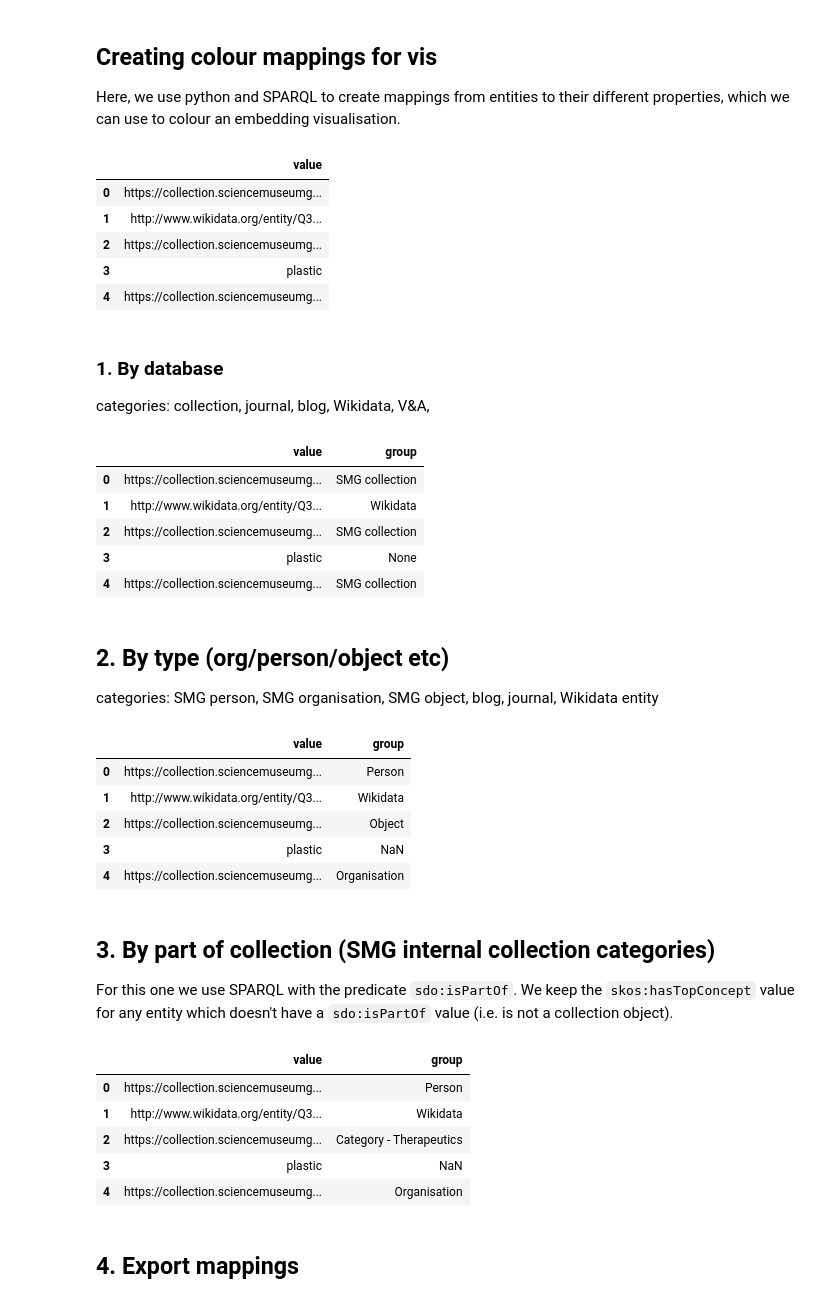
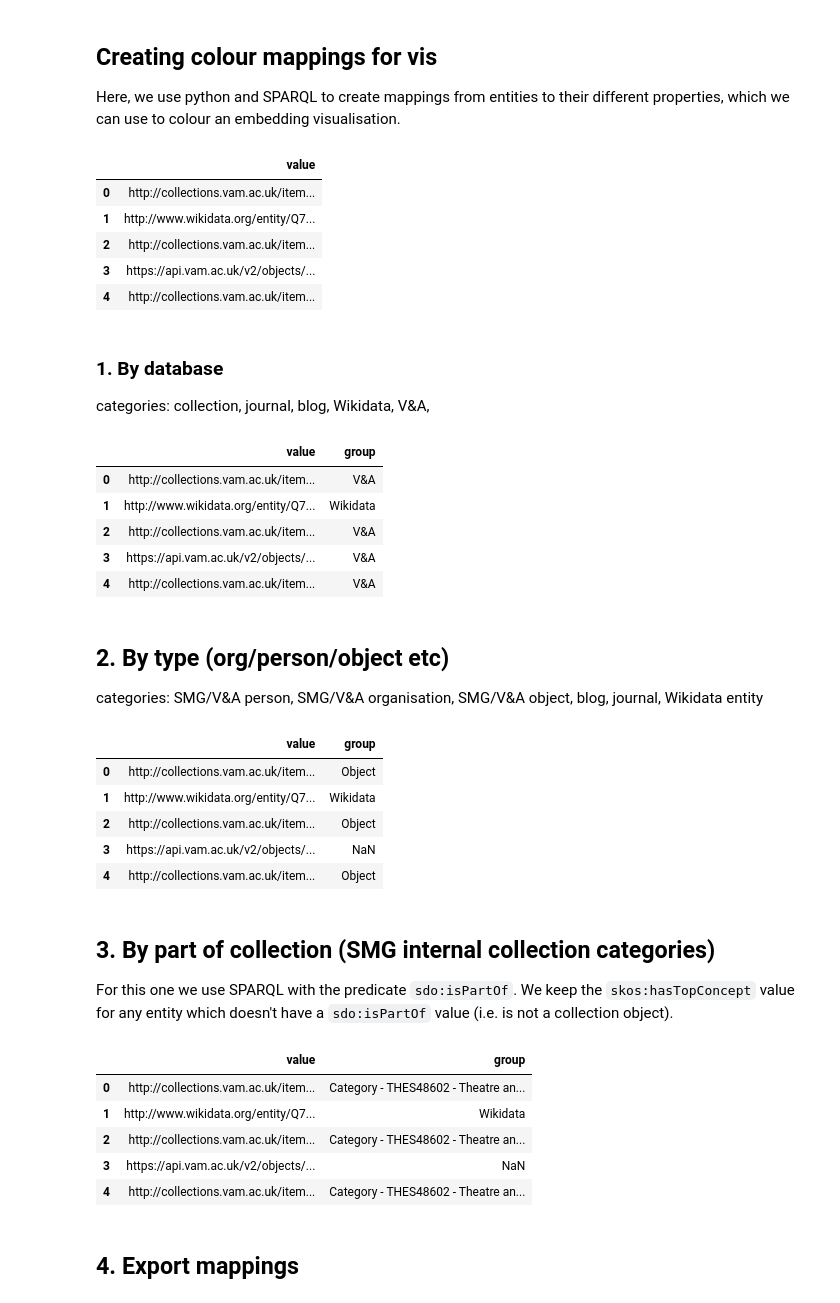
Before and after one commit to TheScienceMuseum/heritage-connector-vectors, a Jupyter notebook: notebooks/create_colour_mappings_for_vis.ipynb, the cells around one changed output. Saved outputs shown, nothing was run; the diff lists cells and outputs as text; code cells hidden in the pictures.

Commit message:
update colour mappings and analyse embeddings notebooks for v&a

```diff
--- a/notebooks/create_colour_mappings_for_vis.ipynb
+++ b/notebooks/create_colour_mappings_for_vis.ipynb
@@ -15,7 +15,11 @@ def make_sparql_request(query):
 
     return sparql.query().convert()
 # %%
+# SMG
 ent_mapping_path = "../data/processed/final_model_dglke/entities.tsv"
+
+# V&A
+ent_mapping_path = "../data/processed/final_model_dglke_vanda/entities.tsv"
 
 ent_idx_mapping = pd.read_csv(
     ent_mapping_path,
@@ -28,11 +32,11 @@ ent_idx_mapping = pd.read_csv(
 ent_idx_mapping.head()
 # %% [output]
 |  | value |
-| 0 | https://collection.sciencemuseumg... |
-| 1 | http://www.wikidata.org/entity/Q3... |
-| 2 | https://collection.sciencemuseumg... |
-| 3 | plastic |
-| 4 | https://collection.sciencemuseumg... |
+| 0 | http://collections.vam.ac.uk/item... |
+| 1 | http://www.wikidata.org/entity/Q7... |
+| 2 | http://collections.vam.ac.uk/item... |
+| 3 | https://api.vam.ac.uk/v2/objects/... |
+| 4 | http://collections.vam.ac.uk/item... |
 # %% [markdown]
 ### 1. By database
 
@@ -40,32 +44,34 @@ categories: collection, journal, blog, Wikidata, V&A,
 # %%
 def map_to_database(l):
     if 'collection.sciencemuseumgroup' in l:
         return 'SMG collection'
     elif 'blog.sciencemuseum' in l:
         return 'SMG blog'
     elif 'journal.sciencemuseum' in l:
         return 'SMG journal'
     elif 'wikidata.org/entity' in l:
         return 'Wikidata'
+    elif ('https://api.vam.ac.uk/v2/objects/search' in l) or ('http://collections.vam.ac.uk/item' in l):
+        return 'V&A'
     else:
         return None
 
 
 mapping_database = ent_idx_mapping.copy()
 mapping_database['group'] = mapping_database['value'].apply(map_to_database)
 
 mapping_database.head()
 # %% [output]
 |  | value | group |
-| 0 | https://collection.sciencemuseumg... | SMG collection |
-| 1 | http://www.wikidata.org/entity/Q3... | Wikidata |
-| 2 | https://collection.sciencemuseumg... | SMG collection |
-| 3 | plastic | None |
-| 4 | https://collection.sciencemuseumg... | SMG collection |
+| 0 | http://collections.vam.ac.uk/item... | V&A |
+| 1 | http://www.wikidata.org/entity/Q7... | Wikidata |
+| 2 | http://collections.vam.ac.uk/item... | V&A |
+| 3 | https://api.vam.ac.uk/v2/objects/... | V&A |
+| 4 | http://collections.vam.ac.uk/item... | V&A |
 # %% [markdown]
 ## 2. By type (org/person/object etc)
 
-categories: SMG person, SMG organisation, SMG object, blog, journal, Wikidata entity
+categories: SMG/V&A person, SMG/V&A organisation, SMG/V&A object, blog, journal, Wikidata entity
 # %%
 type_query = """PREFIX skos: <http://www.w3.org/2004/02/skos/core#>
 SELECT DISTINCT ?s ?o WHERE {
@@ -93,11 +99,11 @@ mapping_type['group'] = mapping_type['group'].apply(lambda i: i.title().replace(
 mapping_type.head()
 # %% [output]
 |  | value | group |
-| 0 | https://collection.sciencemuseumg... | Person |
-| 1 | http://www.wikidata.org/entity/Q3... | Wikidata |
-| 2 | https://collection.sciencemuseumg... | Object |
-| 3 | plastic | NaN |
-| 4 | https://collection.sciencemuseumg... | Organisation |
+| 0 | http://collections.vam.ac.uk/item... | Object |
+| 1 | http://www.wikidata.org/entity/Q7... | Wikidata |
+| 2 | http://collections.vam.ac.uk/item... | Object |
+| 3 | https://api.vam.ac.uk/v2/objects/... | NaN |
+| 4 | http://collections.vam.ac.uk/item... | Object |
 # %% [markdown]
 ## 3. By part of collection (SMG internal collection categories)
 
@@ -128,11 +134,11 @@ mapping_collection_category['group'] = mapping_collection_category['group'].comb
 mapping_collection_category.head()
 # %% [output]
 |  | value | group |
-| 0 | https://collection.sciencemuseumg... | Person |
-| 1 | http://www.wikidata.org/entity/Q3... | Wikidata |
-| 2 | https://collection.sciencemuseumg... | Category - Therapeutics |
-| 3 | plastic | NaN |
-| 4 | https://collection.sciencemuseumg... | Organisation |
+| 0 | http://collections.vam.ac.uk/item... | Category - THES48602 - Theatre an... |
+| 1 | http://www.wikidata.org/entity/Q7... | Wikidata |
+| 2 | http://collections.vam.ac.uk/item... | Category - THES48602 - Theatre an... |
+| 3 | https://api.vam.ac.uk/v2/objects/... | NaN |
+| 4 | http://collections.vam.ac.uk/item... | Category - THES48602 - Theatre an... |
 # %% [markdown]
 ## 4. Export mappings
 # %%
```
Also changed, not shown: parts of 1 cell of this notebook, 1 other file.
